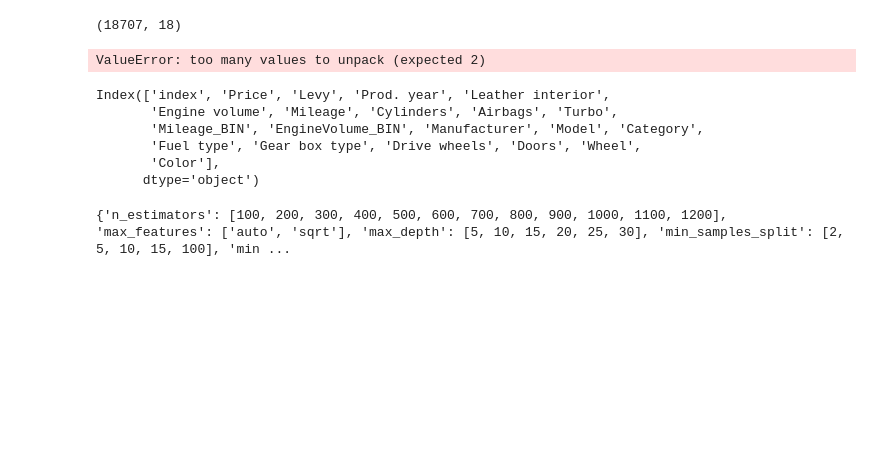
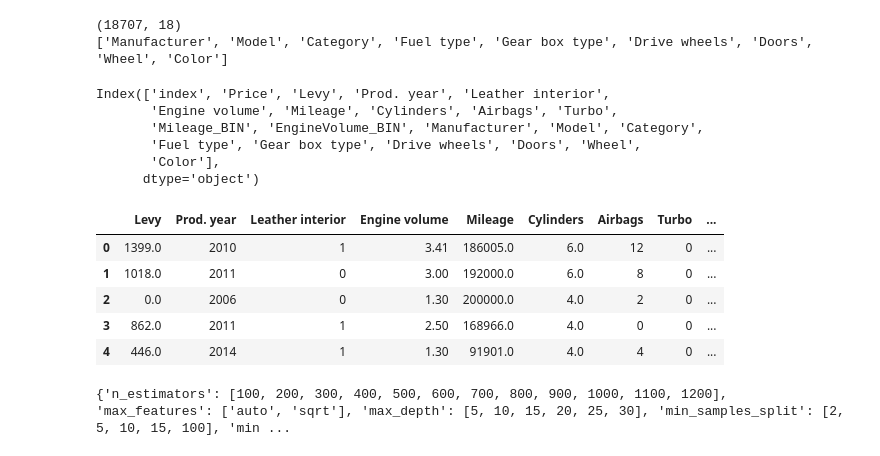
Before and after one commit to K00LDUD3/Car-Pricing-Foodmen, a Jupyter notebook: Prep_v4_ExpModels.ipynb, the cells around one changed output. Drawn from its saved outputs; the diff is of its cells as text; code cells hidden in the pictures; blank space fills up the shorter version.

```diff
--- a/Prep_v4_ExpModels.ipynb
+++ b/Prep_v4_ExpModels.ipynb
@@ -22,11 +22,11 @@ from scipy.stats import shapiro
 
 import AlgoData as alg
 # %%
-df, categ_columns = alg.ReadTrainData('train_final.csv', raw=False)
+df = alg.ReadTrainData('train_final.csv', raw=False)
 df.drop('Unnamed: 0', axis=1, inplace=True)
 # %% [output]
 (18707, 18)
+['Manufacturer', 'Model', 'Category', 'Fuel type', 'Gear box type', 'Drive wheels', 'Doors', 'Wheel', 'Color']
-ValueError: too many values to unpack (expected 2)
 # %%
 df.columns
 # %% [output]
@@ -37,8 +37,16 @@ Index(['index', 'Price', 'Levy', 'Prod. year', 'Leather interior',
        'Color'],
       dtype='object')
 # %%
-X = df.drop(['Price'], axis=1)
+X = df.drop(['Price', 'index'], axis=1)
 y = df['Price']
+X.head()
+# %% [output]
+|  | Levy | Prod. year | Leather interior | Engine volume | Mileage | Cylinders | Airbags | Turbo | ... |
+| 0 | 1399.0 | 2010 | 1 | 3.41 | 186005.0 | 6.0 | 12 | 0 | ... |
+| 1 | 1018.0 | 2011 | 0 | 3.00 | 192000.0 | 6.0 | 8 | 0 | ... |
+| 2 | 0.0 | 2006 | 0 | 1.30 | 200000.0 | 4.0 | 2 | 0 | ... |
+| 3 | 862.0 | 2011 | 1 | 2.50 | 168966.0 | 4.0 | 0 | 0 | ... |
+| 4 | 446.0 | 2014 | 1 | 1.30 | 91901.0 | 4.0 | 4 | 0 | ... |
 # %%
 #Randomized Search CV for searching the best parameters
 
```
Also changed, not shown: parts of 17 cells of this notebook, 2 other files.
